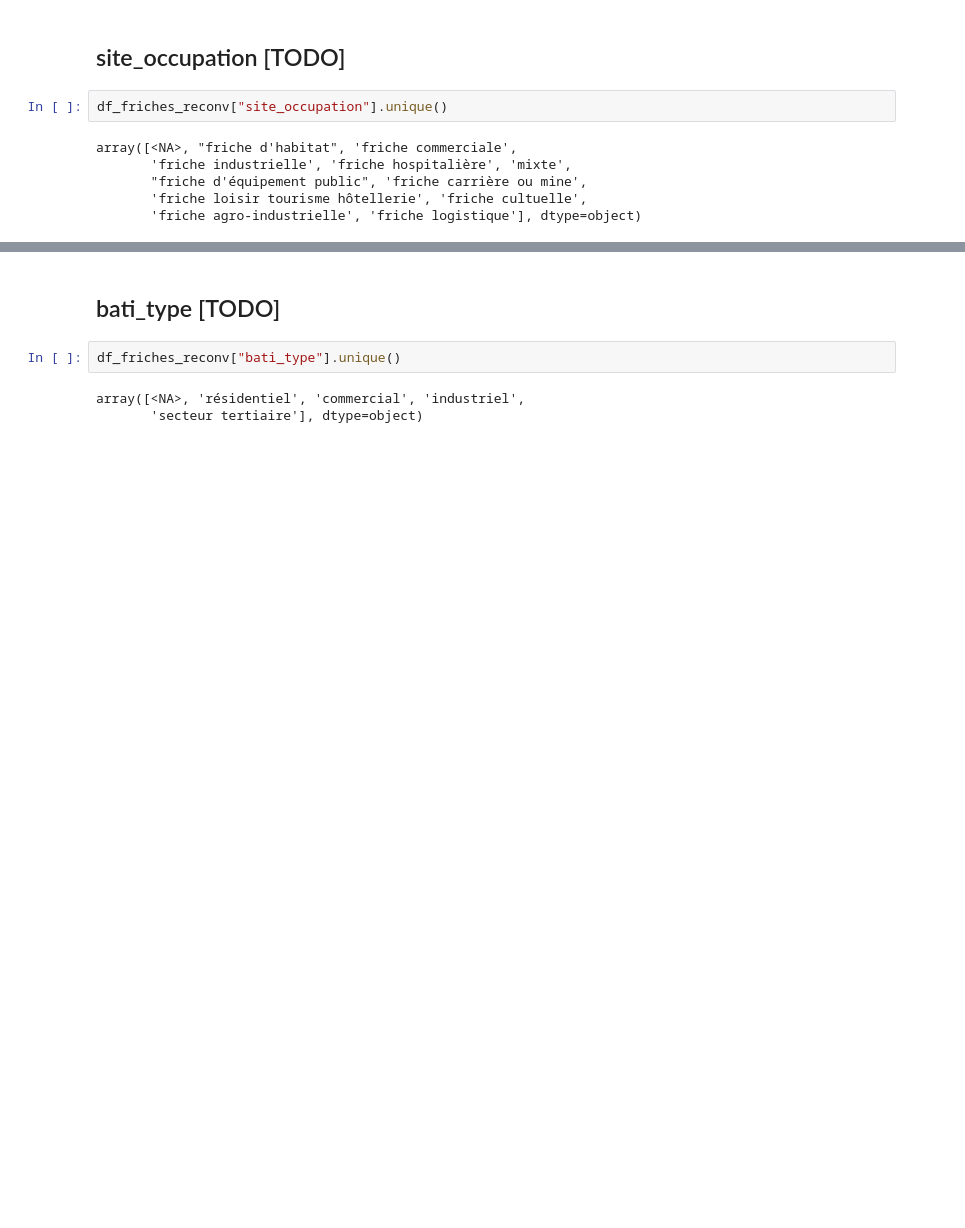
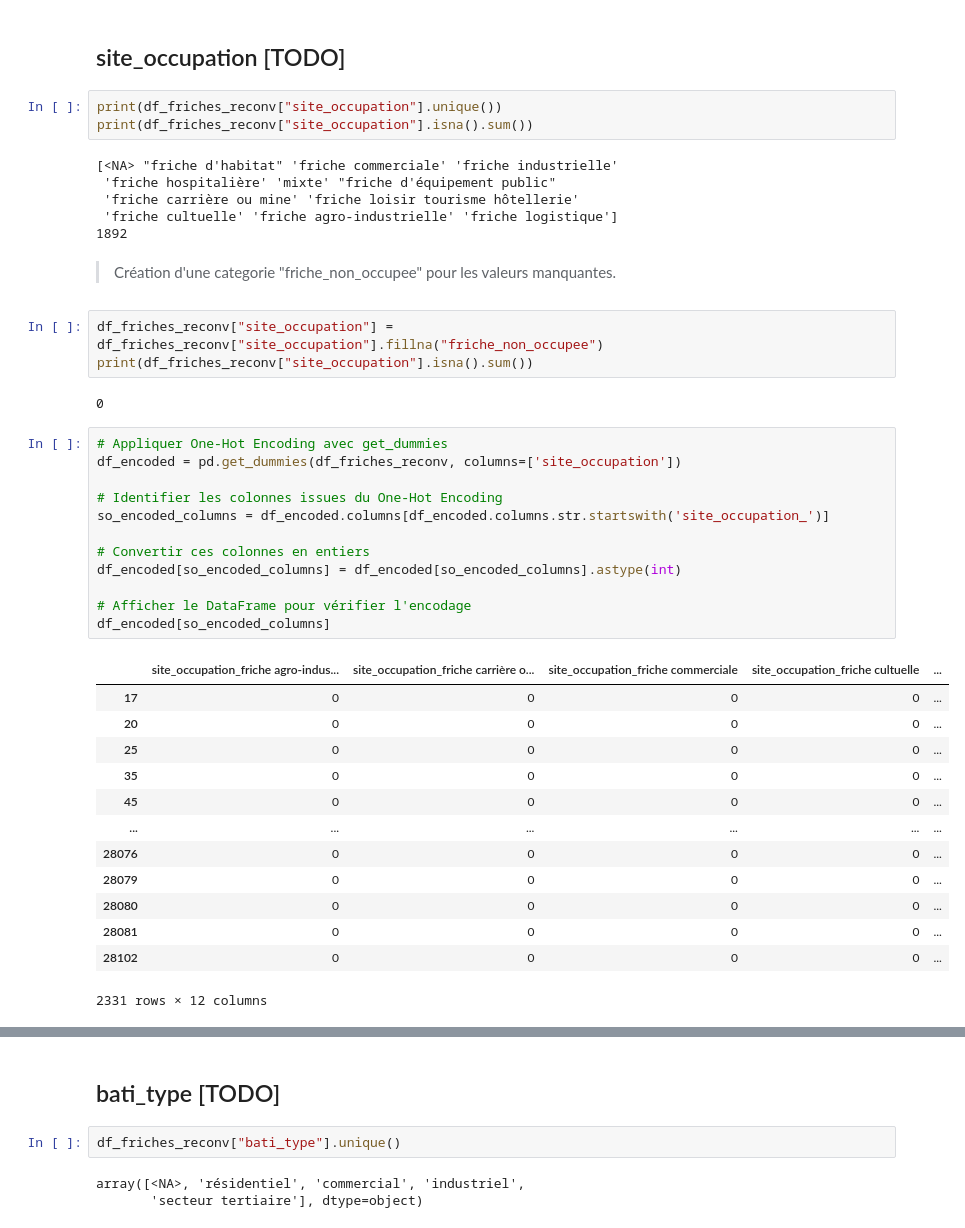
Before and after one commit to heuzef/cartofriches, a Jupyter notebook: profil/ml/ml_cartofriches_preprocess.ipynb, the cells around one changed output, grey strips where cells are left out. Drawn from its saved outputs; the diff is of its cells as text; blank space fills up the shorter version.

```diff
--- a/profil/ml/ml_cartofriches_preprocess.ipynb
+++ b/profil/ml/ml_cartofriches_preprocess.ipynb
@@ -723,10 +723,44 @@ Total NaNs : 11359
 # %% [markdown]
 ## site_occupation [TODO]
 # %%
-df_friches_reconv["site_occupation"].unique()
+print(df_friches_reconv["site_occupation"].unique())
+print(df_friches_reconv["site_occupation"].isna().sum())
 # %% [output]
-array([<NA>, "friche d'habitat", 'friche commerciale',
-       'friche industrielle', 'friche hospitalière', 'mixte',
-       "friche d'équipement public", 'friche carrière ou mine',
-       'friche loisir tourisme hôtellerie', 'friche cultuelle',
-       'friche agro-industrielle', 'friche logistique'], dtype=object)
+[<NA> "friche d'habitat" 'friche commerciale' 'friche industrielle'
+ 'friche hospitalière' 'mixte' "friche d'équipement public"
+ 'friche carrière ou mine' 'friche loisir tourisme hôtellerie'
+ 'friche cultuelle' 'friche agro-industrielle' 'friche logistique']
+1892
+# %% [markdown]
+> Création d'une categorie "friche_non_occupee" pour les valeurs manquantes.
+# %%
+df_friches_reconv["site_occupation"] = df_friches_reconv["site_occupation"].fillna("friche_non_occupee")
+print(df_friches_reconv["site_occupation"].isna().sum())
+# %% [output]
+0
+# %%
+# Appliquer One-Hot Encoding avec get_dummies
+df_encoded = pd.get_dummies(df_friches_reconv, columns=['site_occupation'])
+
+# Identifier les colonnes issues du One-Hot Encoding
+so_encoded_columns = df_encoded.columns[df_encoded.columns.str.startswith('site_occupation_')]
+
+# Convertir ces colonnes en entiers
+df_encoded[so_encoded_columns] = df_encoded[so_encoded_columns].astype(int)
+
+# Afficher le DataFrame pour vérifier l'encodage
+df_encoded[so_encoded_columns]
+# %% [output]
+|  | site_occupation_friche agro-indus... | site_occupation_friche carrière o... | site_occupation_friche commerciale | site_occupation_friche cultuelle | ... |
+| 17 | 0 | 0 | 0 | 0 | ... |
+| 20 | 0 | 0 | 0 | 0 | ... |
+| 25 | 0 | 0 | 0 | 0 | ... |
+| 35 | 0 | 0 | 0 | 0 | ... |
+| 45 | 0 | 0 | 0 | 0 | ... |
+| ... | ... | ... | ... | ... | ... |
+| 28076 | 0 | 0 | 0 | 0 | ... |
+| 28079 | 0 | 0 | 0 | 0 | ... |
+| 28080 | 0 | 0 | 0 | 0 | ... |
+| 28081 | 0 | 0 | 0 | 0 | ... |
+| 28102 | 0 | 0 | 0 | 0 | ... |
+2331 rows × 12 columns
```
Also changed, not shown: parts of 8 cells of this notebook, 1 other file.
